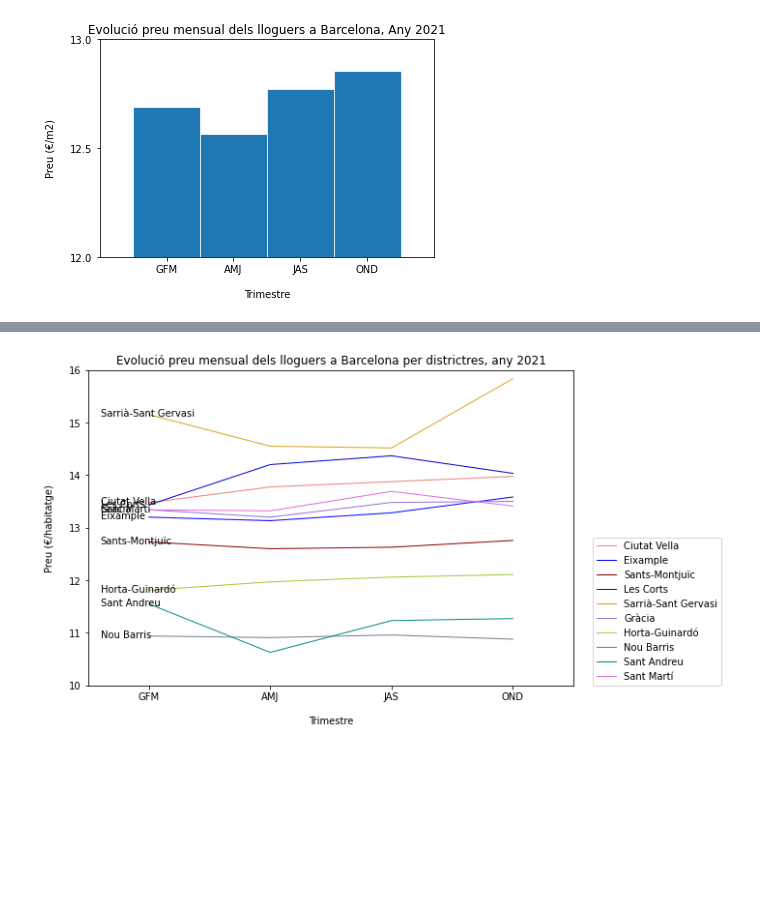
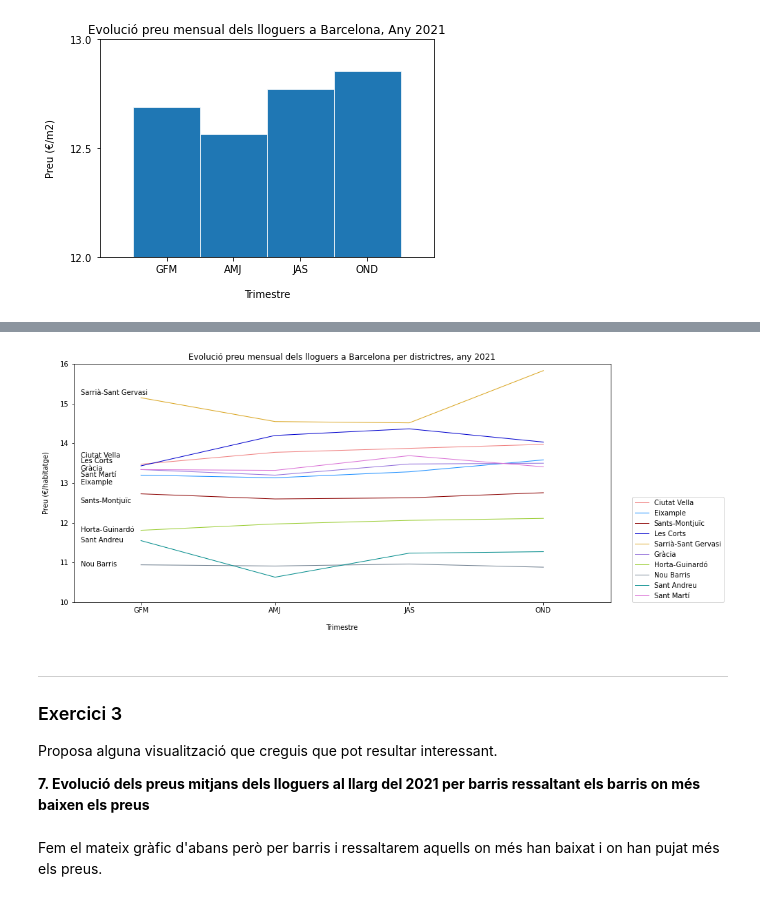
Before and after one commit to Macletus/itacademy-datascience, a Jupyter notebook: sprint04/Sprint04_Tasca01.ipynb, the cells around one changed output, grey strips where cells are left out. Drawn from its saved outputs; the diff is of its cells as text; code cells hidden in the pictures; blank space fills up the shorter version.

Commit message:
S'ha treballat en l'exercici 1 i 2, pràcticament acabats

```diff
--- a/sprint04/Sprint04_Tasca01.ipynb
+++ b/sprint04/Sprint04_Tasca01.ipynb
@@ -86,0 +94,8 @@ array([2021], dtype=int64)
+# %%
+# Número barris per districte
+num_barris = []
+districtes = rent_df['Nom_Districte'].unique()
+
+for districte in districtes:
+    search = rent_df['Nom_Districte'] == districte
+    num_barris.append(len(rent_df[search]['Nom_Barri'].unique()))
@@ -322,16 +382,22 @@ plt.savefig(file, dpi=400, pad_inches=0.1,
 # %%
+# Tres variables
+
+annotate_displace = [0, 0, 0, 0, -20, 0, 0, 0, 0, 0]
+
 fig, ax = plt.subplots()
 fig.set_size_inches(9, 6)
-districtes = rent_df['Nom_Districte'].unique()
-colors = ['lightcoral', 'blue', 'darkred', 'mediumblue', 'goldenrod', 'mediumpurple', 'yellowgreen',
+colors = ['lightcoral', 'dodgerblue', 'darkred', 'mediumblue', 'goldenrod', 'mediumpurple', 'yellowgreen',
           'slategrey', 'darkcyan', 'orchid']
+
+plt.subplots_adjust(left=-0.3, right=0.9, top=0.9, bottom=0.1)
 
 for i in range(len(districtes)):
     districte = districtes[i]
     search = rent_house_df['Nom_Districte'] == districte
     subset = rent_house_df[search]
     subset_tri = subset.groupby('Trimestre').mean()['Preu']
-    ax.annotate(districtes[i], xy=(0.6, subset_tri.values[0]), xytext=(0, 1), textcoords='offset points',
+
+    ax.annotate(districtes[i], xy=(0.55, subset_tri.values[0] + annotate_displace[i]), xytext=(0, 1), textcoords='offset points',
                                     horizontalalignment='left', verticalalignment='center', size=10)
     plt.plot(subset_tri.index, subset_tri.values, color=colors[i], ls='-', lw=1, label=districte)
 
@@ -344,10 +410,12 @@ ax.set_xlabel('Trimestre', rotation=0, fontsize=10, labelpad=15)
 labels = ['GFM', 'AMJ', 'JAS', 'OND']
 
 ax.set_xticklabels(labels)
-plt.legend(loc=(1.04, 0))
+
+plt.legend(bbox_to_anchor=([0.9, 0.5, 0, 0]))
+
 plt.title('Evolució preu mensual dels lloguers a Barcelona per districtres, any 2021')
 
-file = plot_path / str('Fig09_Evolució_Districtes_Habitatge')
+file = plot_path / str('Fig10_Evolució_Districtes_Habitatge')
 plt.savefig(file, dpi=400, pad_inches=0.1,
             bbox_inches='tight')
 # %% [output]
@@ -355,36 +423,46 @@ plt.savefig(file, dpi=400, pad_inches=0.1,
 # %%
 fig, ax = plt.subplots()
 fig.set_size_inches(9, 6)
 districtes = rent_df['Nom_Districte'].unique()
-colors = ['lightcoral', 'blue', 'darkred', 'mediumblue', 'goldenrod', 'mediumpurple', 'yellowgreen',
-          'slategrey', 'darkcyan', 'orchid']
+
+plt.subplots_adjust(left=-0.3, right=0.9, top=0.9, bottom=0.1)
+
+annotate_displace = [0.2, -0.2, -0.2, 0.1, 0.1, 0, 0, 0, 0, -0.15]
 
 for i in range(len(districtes)):
     districte = districtes[i]
     search = rent_m2_df['Nom_Districte'] == districte
     subset = rent_m2_df[search]
     subset_tri = subset.groupby('Trimestre').mean()['Preu']
-    ax.annotate(districtes[i], xy=(0.6, subset_tri.values[0]), xytext=(0, 1), textcoords='offset points',
+    ax.annotate(districtes[i], xy=(0.55, subset_tri.values[0] + annotate_displace[i]), xytext=(0, 1), textcoords='offset points',
                                     horizontalalignment='left', verticalalignment='center', size=10)
     plt.plot(subset_tri.index, subset_tri.values, color=colors[i], ls='-', lw=1, label=districte)
 
 #ax.set(xlim=(0.5, 4.5), xticks=[1, 2, 3, 4],
 #       ylim=(10, 16), yticks= [np.arange(10, 16, 1)])
 
 ax.set(xlim=(0.5, 4.5), xticks=[1, 2, 3, 4],
        ylim=(10, 16), yticks= [10, 11, 12, 13, 14, 15, 16])
 
-ax.set_ylabel('Preu (€/habitatge)', rotation=90, fontsize=10, labelpad=15)
+ax.set_ylabel('Preu (€/m2)', rotation=90, fontsize=10, labelpad=15)
 ax.set_xlabel('Trimestre', rotation=0, fontsize=10, labelpad=15)
 
 labels = ['GFM', 'AMJ', 'JAS', 'OND']
 
 ax.set_xticklabels(labels)
 plt.legend(loc=(1.04, 0))
 plt.title('Evolució preu mensual dels lloguers a Barcelona per districtres, any 2021')
 
-file = plot_path / str('Fig09_Evolució_Districtes_m2')
+file = plot_path / str('Fig11_Evolució_Districtes_m2')
 plt.savefig(file, dpi=400, pad_inches=0.1,
             bbox_inches='tight')
 # %% [output]
-[figure, old version]
+[figure, new version]
+# %% [markdown]
+---
+### Exercici 3
+Proposa alguna visualització que creguis que pot resultar interessant.
+
+**7. Evolució dels preus mitjans dels lloguers al llarg del 2021 per barris ressaltant els barris on més baixen els preus**
+# %% [markdown]
+Fem el mateix gràfic d'abans però per barris i ressaltarem aquells on més han baixat i on han pujat més els preus.
```
Also changed, not shown: parts of 34 cells of this notebook, 15 other files.
